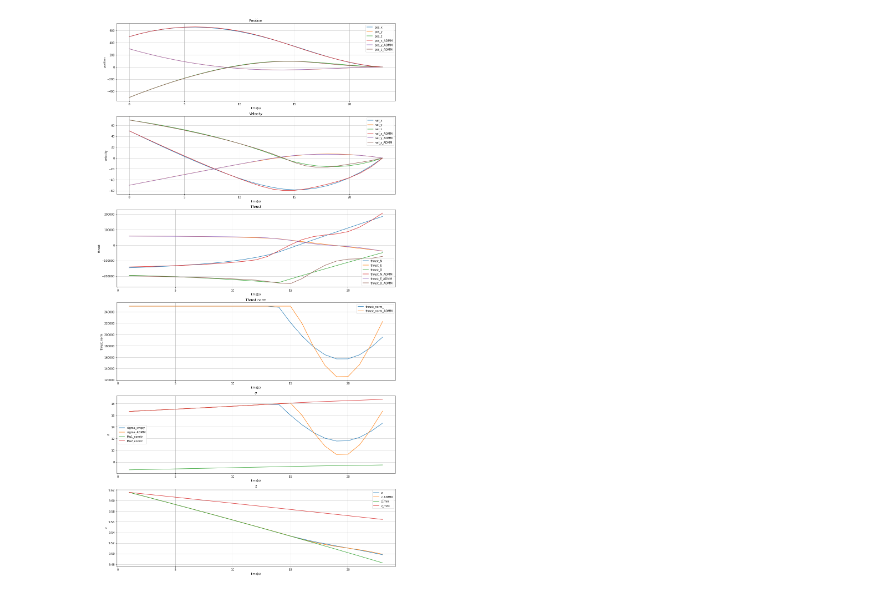
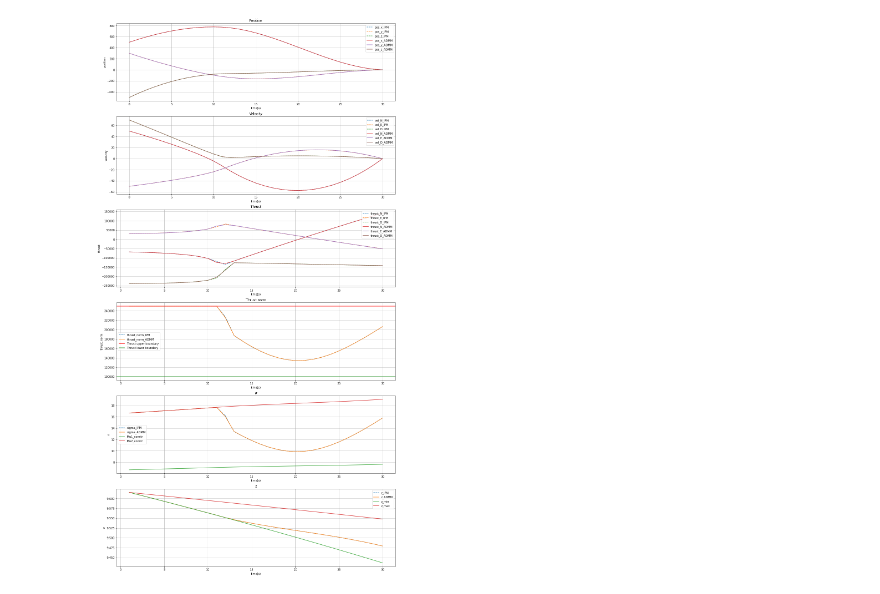
Before and after one commit to acsl-inha/drone_simulation, a Jupyter notebook: src/Convexificated_Ploblem.ipynb, the cells around one changed output. Drawn from its saved outputs; the diff is of its cells as text; code cells hidden in the pictures.

Commit message:
interval degree constraints success:)

```diff
--- a/src/Convexificated_Ploblem.ipynb
+++ b/src/Convexificated_Ploblem.ipynb
@@ -337,16 +691,17 @@ def proj_onto_inner_product_cone(u,theta,z_i):
 # %%
-tf = 23
+tf = 30
 delt = 1
 N = int(tf/delt)
 ts = np.linspace(0,tf,N+1)
 
-degree = 9
+degree = 7.5
 theta = degree*np.pi/180
 
-pos0 = np.array([500,300,-500])
-vel0 = np.array([50,-50,70])
+pos_0 = np.array([500,300,-500])
+vel_0 = np.array([50,-50,70])
 pos_des = np.array([0,0,0])
 vel_des = np.array([0,0,0])
+g = np.array([0,0,9.807])
 
 Thr_ub = 2.5e+5
 Thr_lb = 1e+5
@@ -364,9 +719,11 @@ for t in range(N):
     Mu1[t]=Thr_lb*math.exp(-z_min[t])
     Mu2[t]=Thr_ub*math.exp(-z_min[t])
 
-state = np.array([pos0,vel0,pos_des,vel_des])
+state = np.array([pos_0,vel_0,pos_des,vel_des])
 ineq_constr = np.array([z_min,z_max,Mu1,Mu2])
 # %%
 u,sigma,z,r,v = compute_guidance_cvx(state,ineq_constr,tf,delt)
-u_ADMM,sigma_ADMM,z_ADMM,r_ADMM,v_ADMM,z_recal = ADMM_consensus_compute_guidance(state,ineq_constr,tf,theta,delt)
+r_ADMM,u_ADMM,sigma_ADMM,z_ADMM = ADMM_compute_guidance(state,ineq_constr,tf,theta,delt)
+# r_ADMM,u_ADMM,sigma_ADMM,z_ADMM = ADMM_consensus_compute_guidance(state,ineq_constr,tf,theta,delt)
+# u_ADMM,sigma_ADMM,z_ADMM,r_ADMM,v_ADMM,z_recal = ADMM_consensus_compute_guidance_non_r(state,ineq_constr,tf,theta,delt)
 # %% [output]
@@ -378,19 +735,36 @@ computing time:  1.6138300895690918
 # %%
-u_ADMM_NED = np.exp(z_recal[:-1])*(np.reshape(u_ADMM,(3,N),order='F'))
+r_ADMM_NED = np.zeros((3,N+1))
+r_ADMM_NED[:,0] = pos_0
+r_ADMM_NED[:,1:] = np.reshape(r_ADMM,(3,N),order='F')
+# r_ADMM_NED = r_ADMM   # for non_r problem
+
+u_ADMM_NED = np.reshape(u_ADMM,(3,N),order='F')
+
+v_ADMM_NED = np.zeros((3,N+1))
+v_ADMM_NED[:,0] = vel_0
+z_ADMM_recal = np.zeros(N+1)
+z_ADMM_recal[0] = z_min[0]
+
+for t in range(N):
+    v_ADMM_NED[:,t+1] = v_ADMM_NED[:,t] + (u_ADMM_NED[:,t] + g )*delt
+    z_ADMM_recal[t+1] = z_ADMM_recal[t] - Alpha*delt*sigma_ADMM[t]
+
+thrust_ADMM_NED = np.exp(z_ADMM_recal[:-1])*u_ADMM_NED
+thrust_ADMM = np.linalg.norm(thrust_ADMM_NED,axis=0)
+
 u_NED = np.exp(z[:-1])*u
 thrust = (np.linalg.norm(u_NED,axis=0))
-thrust_ADMM = np.linalg.norm(u_ADMM_NED,axis=0)
 Mu1_constr = Mu1*(1-z[:-1]+z_min)
 Mu2_constr = Mu2*(1-z[:-1]+z_min)
 
 plt.figure(figsize=(18,36))
 plt.subplot(611)
-plt.plot(ts,r[0,:],label='pos_x')
-plt.plot(ts,r[1,:],label='pos_y')
-plt.plot(ts,r[2,:],label='pos_z')
-plt.plot(ts,r_ADMM[0,:],label='pos_x_ADMM')
-plt.plot(ts,r_ADMM[1,:],label='pos_y_ADMM')
-plt.plot(ts,r_ADMM[2,:],label='pos_z_ADMM')
+plt.plot(ts,r[0,:],'--',label='pos_x_IPM')
+plt.plot(ts,r[1,:],'--',label='pos_y_IPM')
+plt.plot(ts,r[2,:],'--',label='pos_z_IPM')
+plt.plot(ts,r_ADMM_NED[0,:],label='pos_x_ADMM')
+plt.plot(ts,r_ADMM_NED[1,:],label='pos_y_ADMM')
+plt.plot(ts,r_ADMM_NED[2,:],label='pos_z_ADMM')
 plt.title('Position')
 plt.xlabel('time(s)')
 plt.ylabel('position')
@@ -398,61 +772,64 @@ plt.legend()
 plt.grid()
 
 plt.subplot(612)
-plt.plot(ts,v[0,:],label='vel_x')
-plt.plot(ts,v[1,:],label='vel_y')
-plt.plot(ts,v[2,:],label='vel_z')
-plt.plot(ts,v_ADMM[0,:],label='vel_x_ADMM')
-plt.plot(ts,v_ADMM[1,:],label='vel_y_ADMM')
-plt.plot(ts,v_ADMM[2,:],label='vel_z_ADMM')
+plt.plot(ts,v[0,:],'--',label='vel_N_IPM')
+plt.plot(ts,v[1,:],'--',label='vel_E_IPM')
+plt.plot(ts,v[2,:],'--',label='vel_D_IPM')
+plt.plot(ts,v_ADMM_NED[0,:],label='vel_N_ADMM')
+plt.plot(ts,v_ADMM_NED[1,:],label='vel_E_ADMM')
+plt.plot(ts,v_ADMM_NED[2,:],label='vel_D_ADMM')
 plt.title('Velocity')
 plt.xlabel('time(s)')
 plt.ylabel('velocity')
 plt.legend()
 plt.grid()
 
+
 plt.subplot(613)
-plt.plot(ts[1:],u_NED[0,:],label='thrust_N')
-plt.plot(ts[1:],u_NED[1,:],label='thrust_E')
-plt.plot(ts[1:],u_NED[2,:],label='thrust_D')
-plt.plot(ts[1:],u_ADMM_NED[0,:],label='thrust_N_ADMM')
-plt.plot(ts[1:],u_ADMM_NED[1,:],label='thrust_E_ADMM')
-plt.plot(ts[1:],u_ADMM_NED[2,:],label='thrust_D_ADMM')
+plt.plot(ts[1:],u_NED[0,:],'--',label='thrust_N_IPM')
+plt.plot(ts[1:],u_NED[1,:],'--',label='thrust_E_IPM')
+plt.plot(ts[1:],u_NED[2,:],'--',label='thrust_D_IPM')
+plt.plot(ts[1:],thrust_ADMM_NED[0,:],label='thrust_N_ADMM')
+plt.plot(ts[1:],thrust_ADMM_NED[1,:],label='thrust_E_ADMM')
+plt.plot(ts[1:],thrust_ADMM_NED[2,:],label='thrust_D_ADMM')
 plt.title('Thrust')
 plt.xlabel('time(s)')
 plt.ylabel('thrust')
 plt.legend()
 plt.grid()
 
 plt.subplot(614)
-plt.plot(ts[1:],thrust,label='thrust_norm_')
+plt.plot(ts[1:],thrust,'--',label='thrust_norm_IPM')
 plt.plot(ts[1:],thrust_ADMM,label='thrust_norm_ADMM')
+plt.axhline(y=Thr_ub, color='r', linestyle='-',label='Thrust upper boundary')
+plt.axhline(y=Thr_lb, color='g', linestyle='-',label='Thrust lower boundary')
 plt.title('Thrust norm')
 plt.xlabel('time(s)')
 plt.ylabel('thrust_norm')
 plt.legend()
 plt.grid()
 
 plt.subplot(615)
-plt.plot(ts[1:],sigma,label='sigma_cvxpy')
+plt.plot(ts[1:],sigma,'--',label='sigma_IPM')
 plt.plot(ts[1:],sigma_ADMM,label='sigma_ADMM')
 plt.plot(ts[1:],Mu1_constr,label='Mu1_constr')
 plt.plot(ts[1:],Mu2_constr,label='Mu2_constr')
 plt.title(r'$\sigma$')
 plt.xlabel('time(s)')
 plt.ylabel(r'$\sigma$')
 plt.legend()
 plt.grid()
 
 plt.subplot(616)
-plt.plot(ts[1:],z[:-1],label='z')
-plt.plot(ts[1:],z_recal[:-1],label='z_ADMM')
+plt.plot(ts[1:],z[:-1],'--',label='z_IPM')
+plt.plot(ts[1:],z_ADMM_recal[:-1],label='z_ADMM')
 plt.plot(ts[1:],z_min,label='z_min')
 plt.plot(ts[1:],z_max,label='z_max')
 plt.title('z')
 plt.xlabel('time(s)')
 plt.ylabel('z')
 plt.legend()
 plt.grid()
 # %% [output]
-[figure, old version]
+[figure, new version]
 # %%
```
Also changed, not shown: parts of 9 cells of this notebook, 17 other files.
